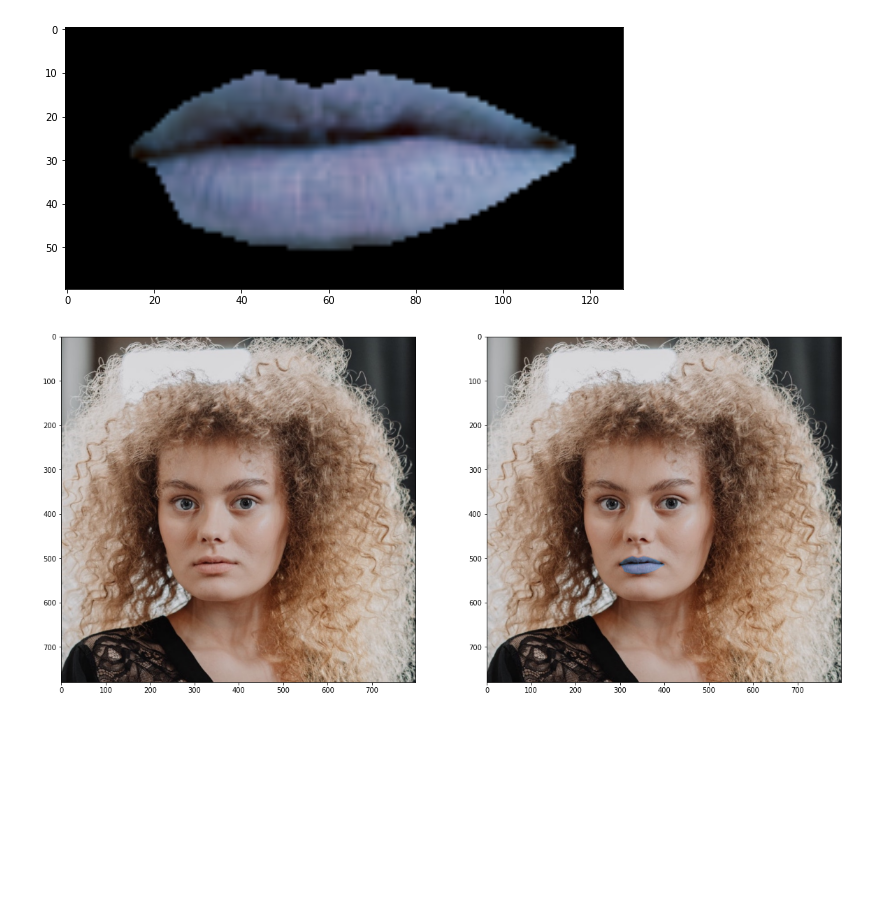
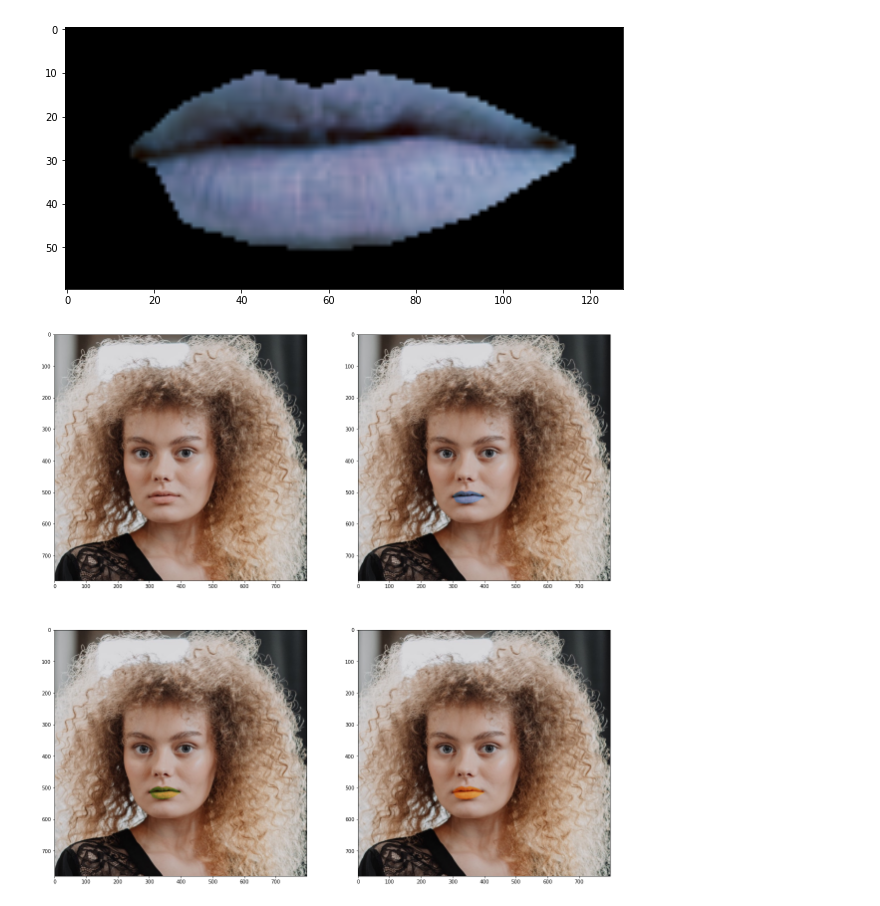
Before and after one commit to leoquiroa/OpenCV, a Jupyter notebook: Feature+2+-+Lipstick.ipynb, the cells around one changed output. Cells and saved outputs as stored; diff of their text form; code cells hidden in the pictures; blank space fills up the shorter version.

Commit message:
include more lipstick colors

```diff
--- a/Feature+2+-+Lipstick.ipynb
+++ b/Feature+2+-+Lipstick.ipynb
@@ -121,8 +121,8 @@ def apply_color_mouth(rgb_mouth,color_name):
 
     return img
 # %%
-new_mouth = apply_color_mouth(rgb_mouth,'blue')
-plt.imshow(new_mouth)
+blue_mouth = apply_color_mouth(rgb_mouth,'blue')
+plt.imshow(blue_mouth)
 # %% [output]
 <matplotlib.image.AxesImage at 0x...>
 [figure]
@@ -133,13 +133,24 @@ plt.imshow(new_mouth[y0:y1,x0:x1])
 [figure]
 # %%
 back_mouth = cv2.bitwise_and(imDlib, imDlib, mask=(255-bin_mouth))
-blue_mouth = back_mouth + new_mouth
+blue_lipstick = back_mouth + blue_mouth
+# %%
+green_mouth = apply_color_mouth(rgb_mouth,'green')
+green_lipstick = back_mouth + green_mouth
+orange_mouth = apply_color_mouth(rgb_mouth,'orange')
+orange_lipstick = back_mouth + orange_mouth
 # %%
 fig=plt.figure(figsize=(20, 20))
-fig.add_subplot(1, 2, 1)
+
+fig.add_subplot(2, 2, 1)
 plt.imshow(imDlib)
-fig.add_subplot(1, 2, 2)
-plt.imshow(blue_mouth)
+fig.add_subplot(2, 2, 2)
+plt.imshow(blue_lipstick)
+fig.add_subplot(2, 2, 3)
+plt.imshow(green_lipstick)
+fig.add_subplot(2, 2, 4)
+plt.imshow(orange_lipstick)
+
 plt.show()
 # %% [output]
-[figure, old version]
+[figure, new version]
```
Also changed, not shown: parts of 1 cell of this notebook.
